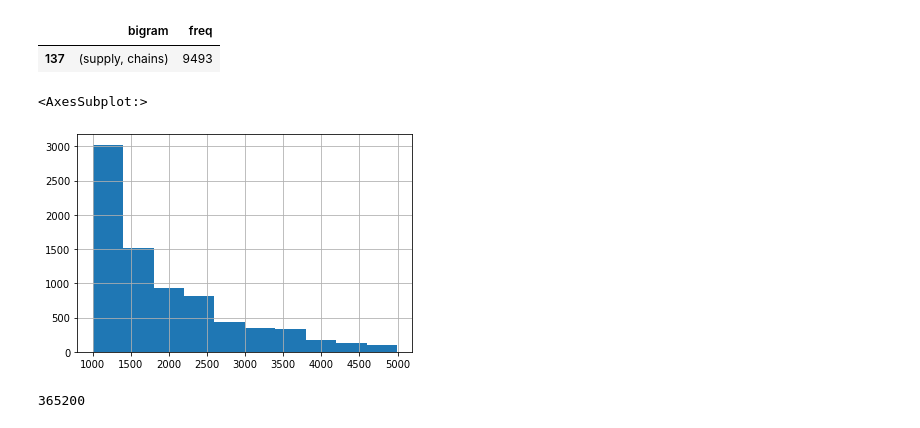
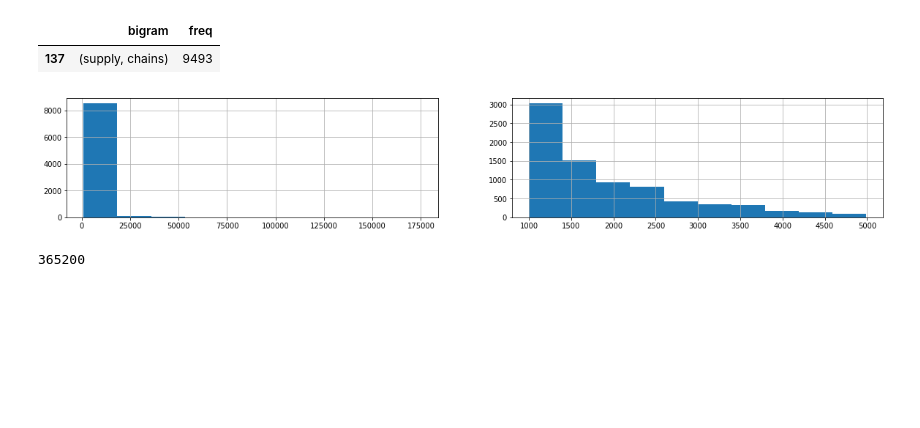
Before and after one commit to TraceyEtheridge/Thesis, a Jupyter notebook: 01_Data_Preprocessing.ipynb, the cells around one changed output. Drawn from its saved outputs; the diff is of its cells as text; code cells hidden in the pictures; blank space fills up the shorter version.

```diff
--- a/Data_Preprocessing.ipynb
+++ b/01_Data_Preprocessing.ipynb
@@ -533,11 +601,14 @@ df_bigrams_freq[df_bigrams_freq['bigram'] == ('supply', 'chains')]
 |  | bigram | freq |
 | 137 | (supply, chains) | 9493 |
 # %%
-#df_bigrams_freq['freq'].hist()
-df_bigrams_freq[df_bigrams_freq['freq'] < 5000]['freq'].hist()
+# Histogram of bigram frequency
+
+fig, (ax1, ax2) = plt.subplots(1,2, figsize=(20,3))
+df_bigrams_freq['freq'].hist(ax=ax1)
+df_bigrams_freq[df_bigrams_freq['freq'] < 5000]['freq'].hist(ax=ax2)
+plt.show()
 # %% [output]
-<AxesSubplot:>
-[figure, old version]
+[figure, new version]
 # %%
 print(len(df_processed_bigrams))
 df_processed_bigrams.head(1).append(df_processed_bigrams.tail(1))
```
Also changed, not shown: parts of 16 cells of this notebook, 1 other file.
